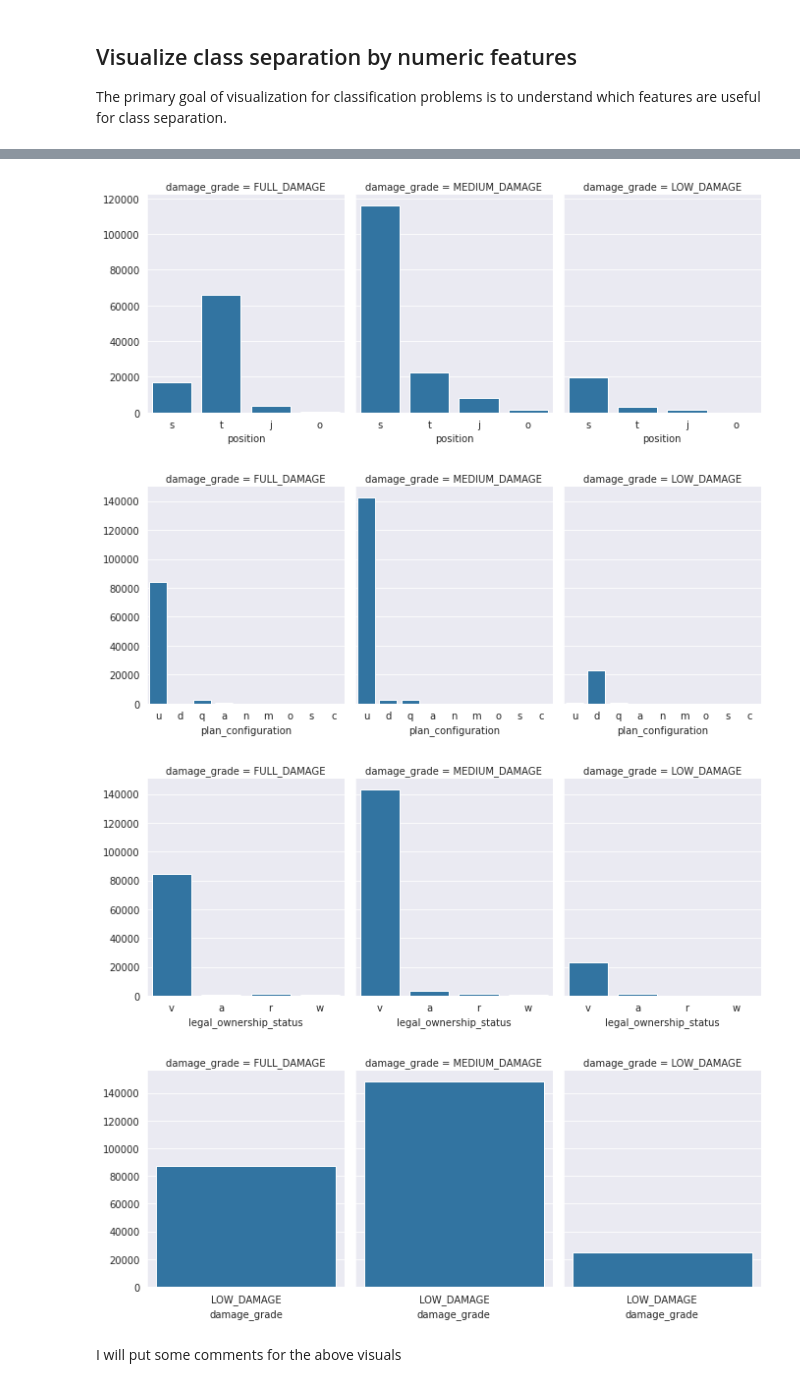
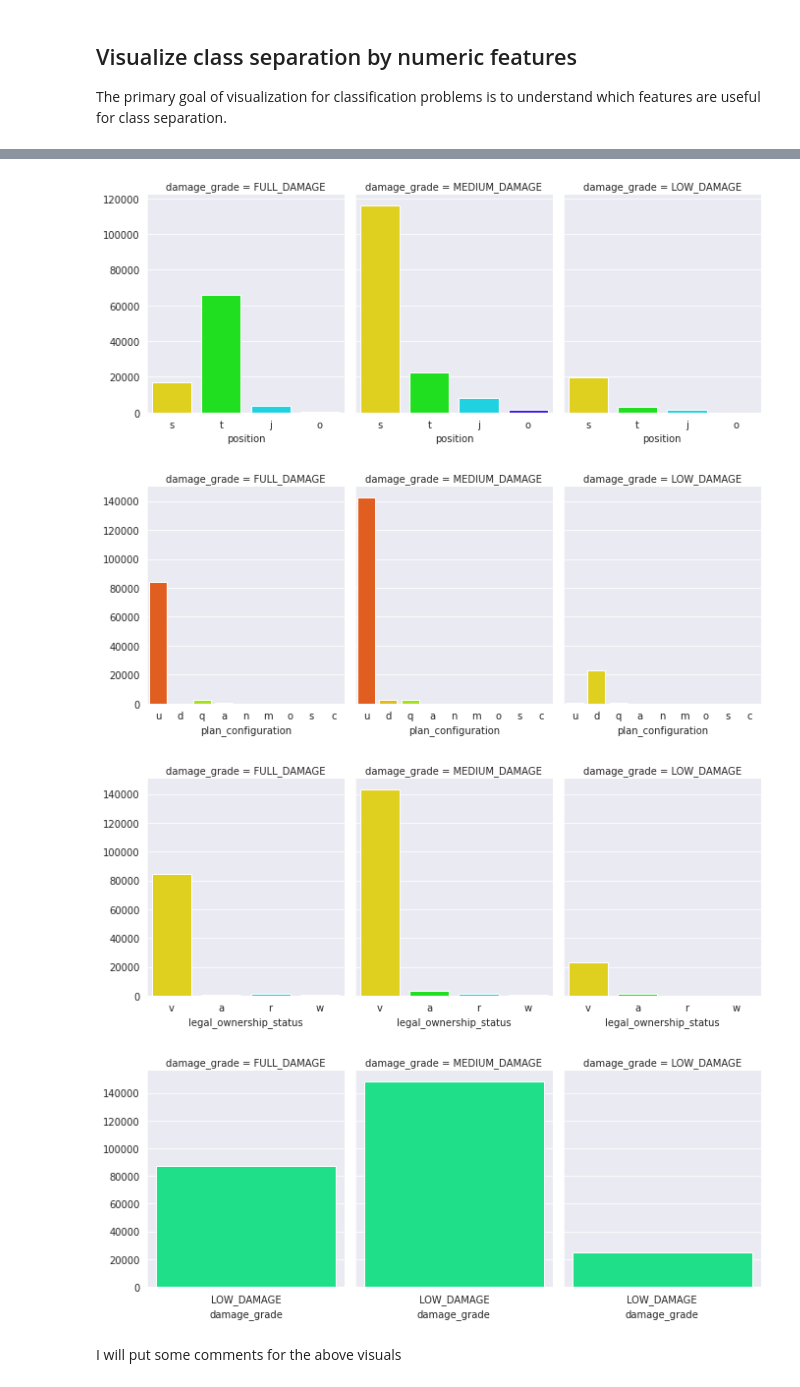
Before and after one commit to BhekiMabheka/Competitions, a Jupyter notebook: Predicting_Earthquake_Damage.ipynb, the cells around one changed output, grey strips where cells are left out. Cells and saved outputs as stored; diff of their text form; code cells hidden in the pictures.

```diff
--- a/Predicting_Earthquake_Damage.ipynb
+++ b/Predicting_Earthquake_Damage.ipynb
@@ -130,14 +134,14 @@ The primary goal of visualization for classification problems is to understand w
 def countplot(df, target_label):
     """
     df: Pandas DataFrame
-    target_label: numpy ndarray
+    target_label: numpy ndarray or Pandas Series
     """
     cols = df.columns.tolist()
     for col in cols:
       sns.set_style("darkgrid")
       if( df[col].dtypes in [np.object] ):
         g = sns.FacetGrid(data = df, col = target_label, height = 4, aspect = .8)
-        g.map(sns.countplot, col)
+        g.map(sns.countplot, col, palette = ("gist_rainbow"))
 
 # Call the function
 countplot(df = train_df, target_label = "damage_grade");
@@ -150,7 +154,7 @@ countplot(df = train_df, target_label = "damage_grade");
-[figure, old version]
+[figure, new version]
-[figure, old version]
+[figure, new version]
-[figure, old version]
+[figure, new version]
-[figure, old version]
+[figure, new version]
 # %% [markdown]
 I will put some comments for the above visuals
 # %%
```
Also changed, not shown: parts of 5 cells of this notebook.
